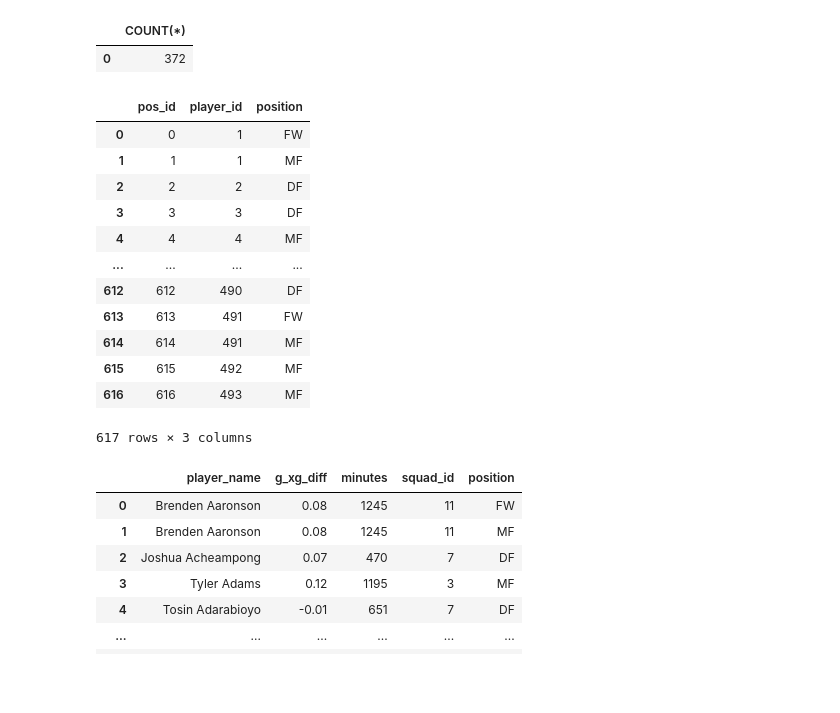
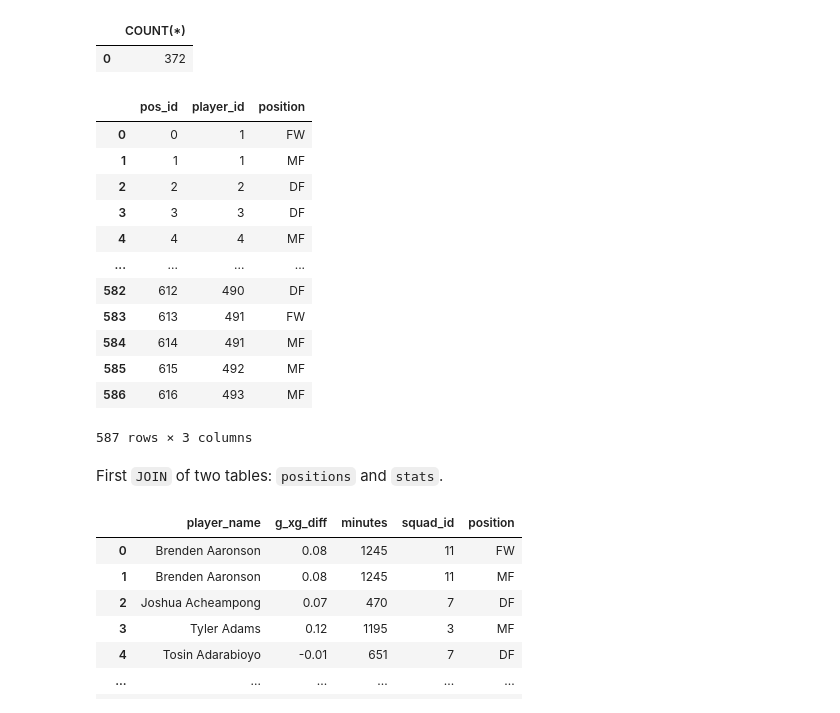
Before and after one commit to TobiaszKuc/_football_analysis, a Jupyter notebook: SQL_Learn/SQL-FBrefPremierLeagueData/PLxGPerformance.ipynb, the cells around one changed output. Drawn from its saved outputs; the diff is of its cells as text; code cells hidden in the pictures; blank space fills up the shorter version.

```diff
--- a/SQL_Learn/SQL-FBrefPremierLeagueData/PLxGPerformance.ipynb
+++ b/SQL_Learn/SQL-FBrefPremierLeagueData/PLxGPerformance.ipynb
@@ -236,21 +247,23 @@ pd.read_sql_query("SELECT COUNT(*) FROM stats WHERE minutes > 300", con=con)
 |  | COUNT(*) |
 | 0 | 372 |
 # %%
-pd.read_sql_query("""SELECT * FROM positions WHERE "Player Position" <> "GK" """, con=con)
+pd.read_sql_query("""SELECT * FROM positions WHERE position <> 'GK' """, con=con)
 # %% [output]
 |  | pos_id | player_id | position |
 | 0 | 0 | 1 | FW |
 | 1 | 1 | 1 | MF |
 | 2 | 2 | 2 | DF |
 | 3 | 3 | 3 | DF |
 | 4 | 4 | 4 | MF |
 | ... | ... | ... | ... |
-| 612 | 612 | 490 | DF |
-| 613 | 613 | 491 | FW |
-| 614 | 614 | 491 | MF |
-| 615 | 615 | 492 | MF |
-| 616 | 616 | 493 | MF |
+| 582 | 612 | 490 | DF |
+| 583 | 613 | 491 | FW |
+| 584 | 614 | 491 | MF |
+| 585 | 615 | 492 | MF |
+| 586 | 616 | 493 | MF |
-617 rows × 3 columns
+587 rows × 3 columns
+# %% [markdown]
+First `JOIN` of two tables: `positions` and `stats`.
 # %%
 pd.read_sql_query("""SELECT player_name, np_goals_per90 - npxg_per90 AS g_xg_diff, minutes, squad_id, positions.position
                         FROM stats
```
Also changed, not shown: parts of 22 cells of this notebook.
